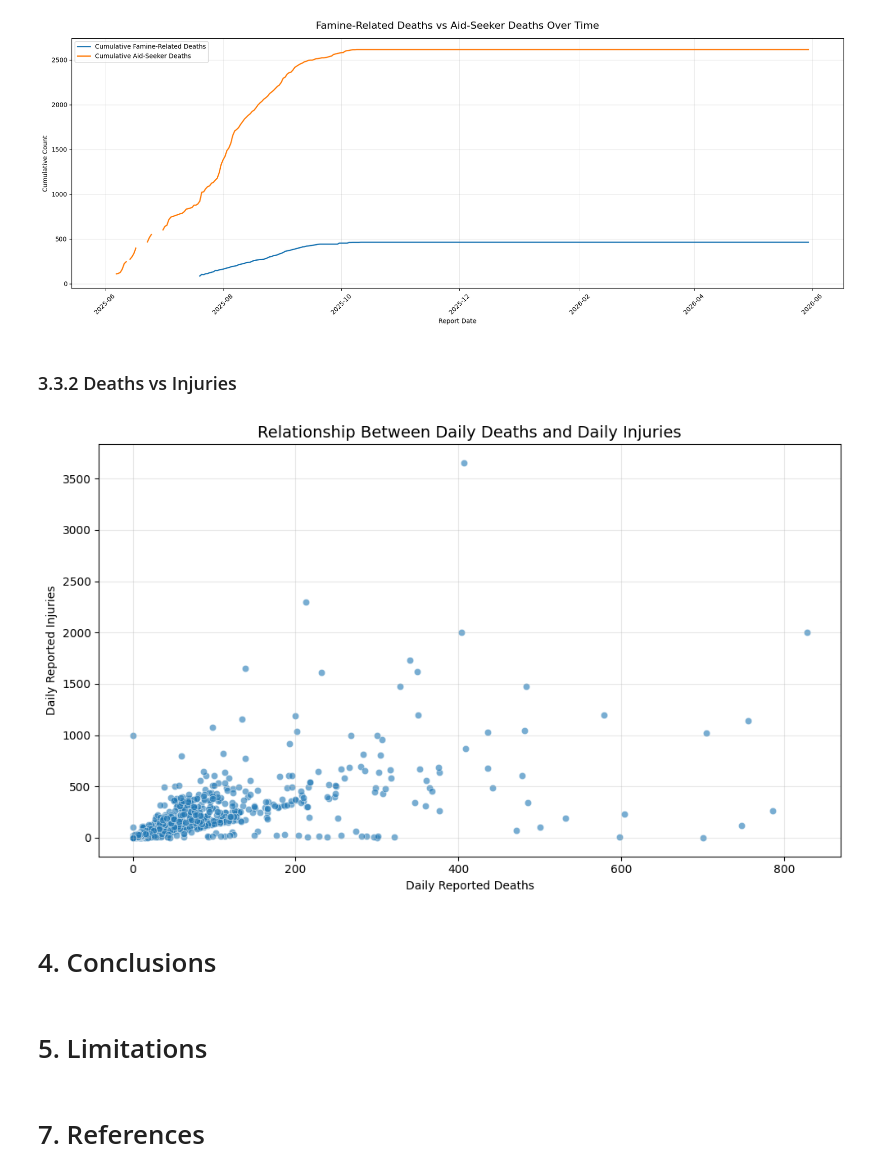
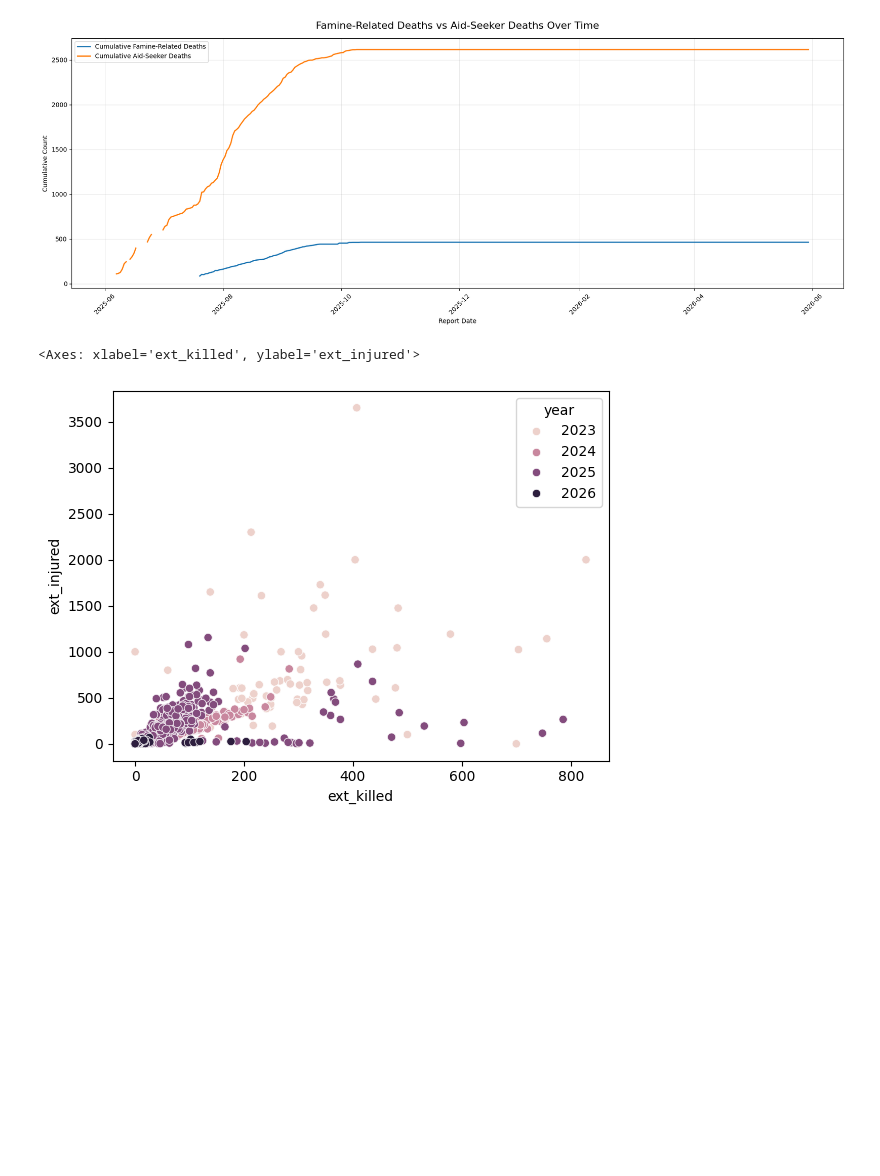
Before and after one commit to aya-alharazin/gaza-humanitarian-data-analysis, a Jupyter notebook: notebooked8b8b5735.ipynb, the cells around one changed output. Drawn from its saved outputs; the diff is of its cells as text; code cells hidden in the pictures; blank space fills up the shorter version.

Commit message:
Kaggle Notebook | Gaza Conflict Casualties: An Exploratory Data Anal | Version 10

```diff
--- a/notebooked8b8b5735.ipynb
+++ b/notebooked8b8b5735.ipynb
@@ -406,31 +411,14 @@ plt.tight_layout()
 plt.show()
 # %% [output]
 [figure]
-# %% [markdown]
-### 3.3.2 Deaths vs Injuries
-# %%
-plt.figure(figsize=(10, 6))
-
-sns.scatterplot(
-    data=df,
-    x='ext_killed',
-    y='ext_injured',
-    alpha=0.6
-)
-
-plt.title('Relationship Between Daily Deaths and Daily Injuries', fontsize=14)
-plt.xlabel('Daily Reported Deaths')
-plt.ylabel('Daily Reported Injuries')
-
-plt.grid(alpha=0.3)
-
-plt.tight_layout()
-plt.show()
-# %% [output]
-[figure, removed]
-# %% [markdown]
-# 4. Conclusions
-# %% [markdown]
-# 5. Limitations
-# %% [markdown]
-# 7. References
+# %%
+df['year'] = df.index.year
+sns.scatterplot(
+    data=df,
+    x='ext_killed',
+    y='ext_injured',
+    hue='year'
+)
+# %% [output]
+<Axes: xlabel='ext_killed', ylabel='ext_injured'>
+[figure, added]
```
Also changed, not shown: parts of 2 cells of this notebook.
